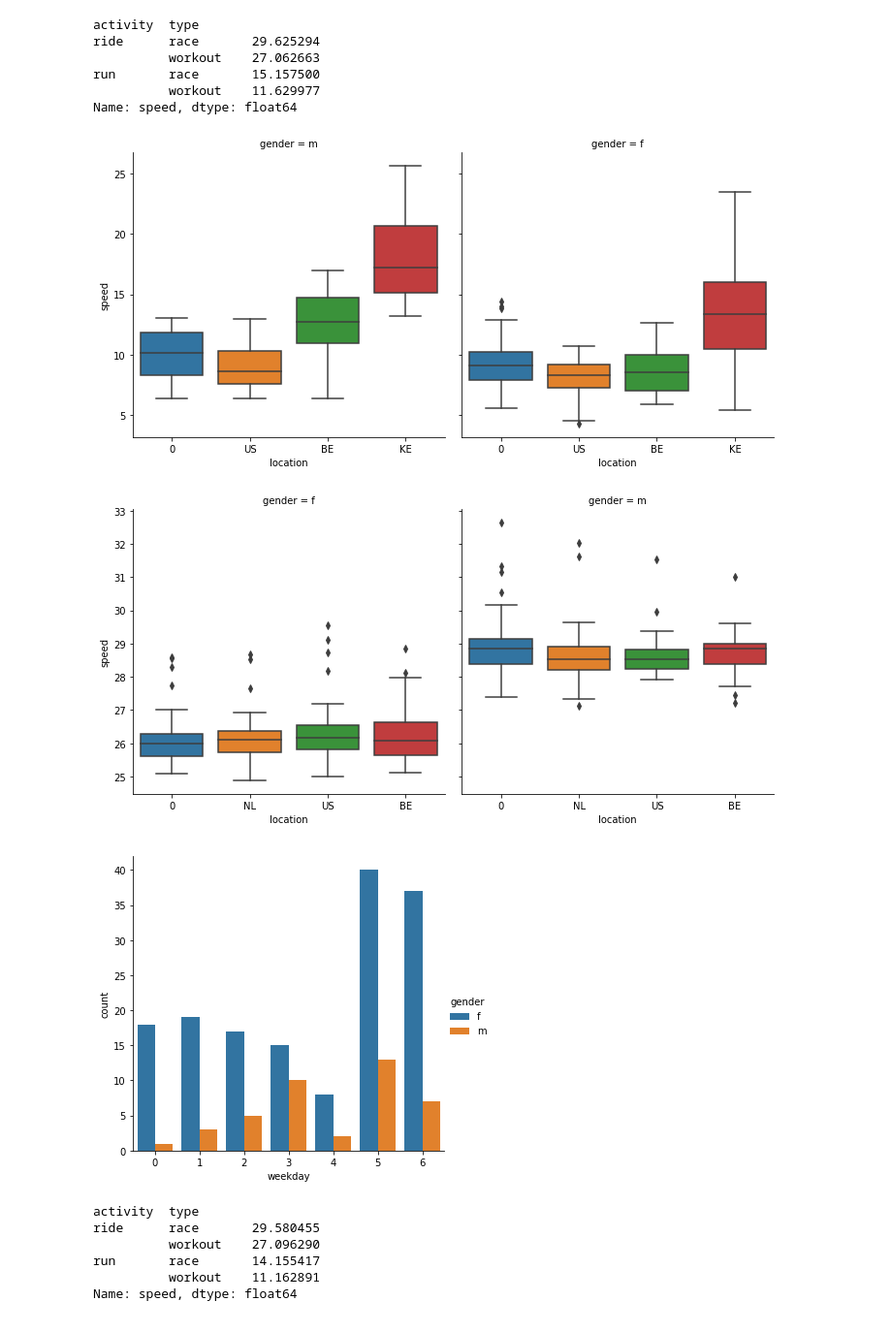
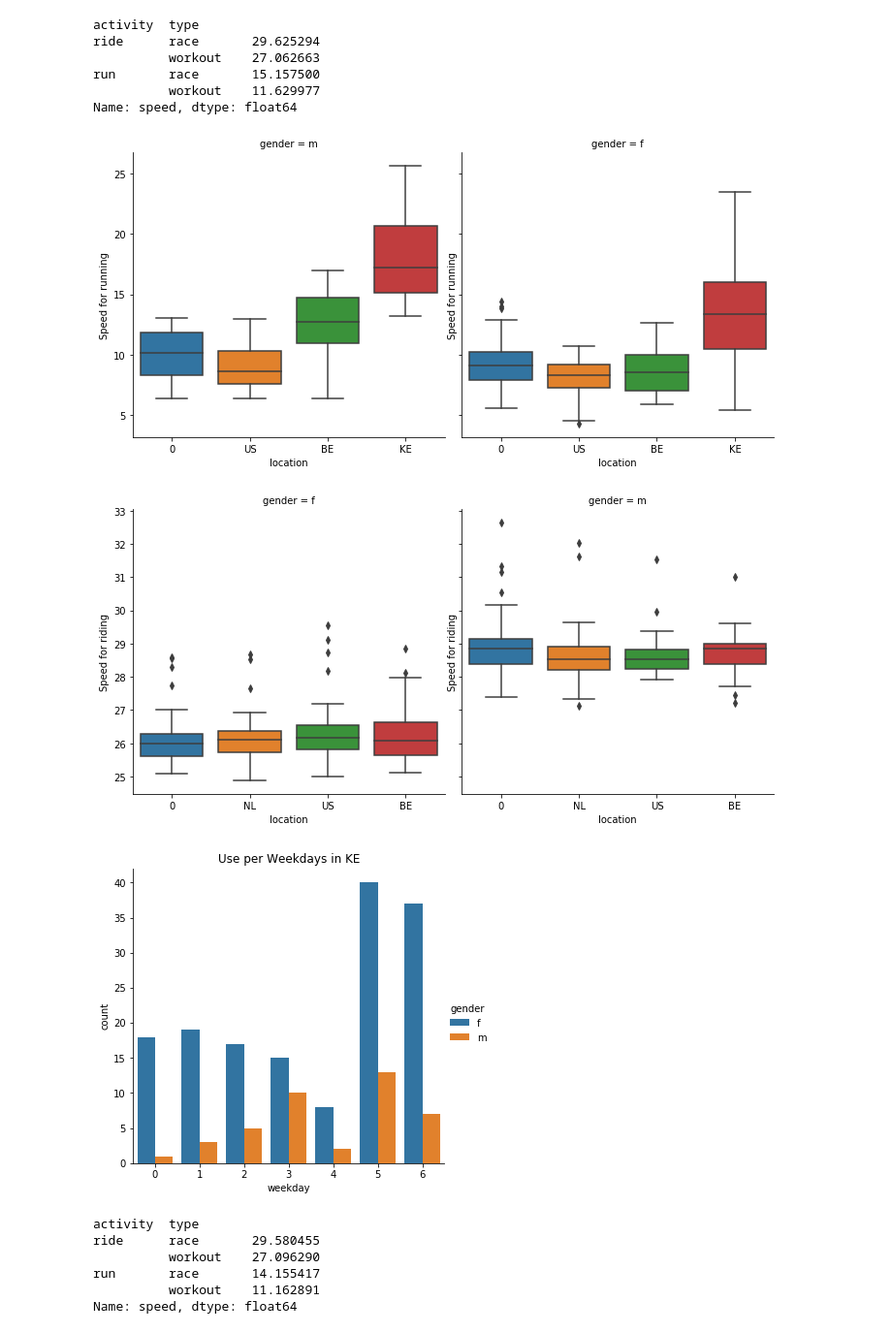
Before and after one commit to MartinaPastor/Pandas_for_data_analysis, a Jupyter notebook: Activities_analysis.ipynb, the cells around one changed output. Shown: that part at 97% size. Drawn from its saved outputs; the diff is of its cells as text; code cells hidden in the pictures.

```diff
--- a/Activities_analysis.ipynb
+++ b/Activities_analysis.ipynb
@@ -303,21 +311,25 @@ Name: speed, dtype: float64
 """check where there is prevalence of faster runners to see if there is something odd with the data
 keeping in mind the absence of ride records for the location NL"""
 dfrun = df[df.activity=='run'][['location','speed', 'gender']]
-sns.catplot(x='location', y='speed', data=dfrun, col = 'gender', kind='box');
+speed_run = sns.catplot(x='location', y='speed', data=dfrun, col = 'gender', kind='box');
+speed_run.set(ylabel='Speed for running')
+plt.show()
 # %% [output]
-[figure, old version]
+[figure, new version]
 # %%
 #check again the value for the other activity
 dfride = df[df.activity!='run'][['location','speed','gender']]
-sns.catplot(x='location', y='speed', col = 'gender', data=dfride, kind='box');
+speed_ride = sns.catplot(x='location', y='speed', col = 'gender', data=dfride, kind='box');
+speed_ride.set(ylabel='Speed for riding')
+plt.show()
 # %% [output]
-[figure, old version]
+[figure, new version]
 # %%
 #is the increase of speed in Kenya due to the fact that people using the app tend to be professional athletes?
 dfKE = df[df.location=='KE'][['gender','weekday']]
-sns.catplot(data=dfKE, x='weekday',hue = 'gender', kind='count', ci=False);
+sns.catplot(data=dfKE, x='weekday',hue = 'gender', kind='count', ci=False).set(title='Use per Weekdays in KE');
 # %% [output]
-[figure, old version]
+[figure, new version]
 # %%
 #checking whether type influences speed
 df.groupby(['activity','type'])['speed'].mean()
```
Also changed, not shown: parts of 12 cells of this notebook.
